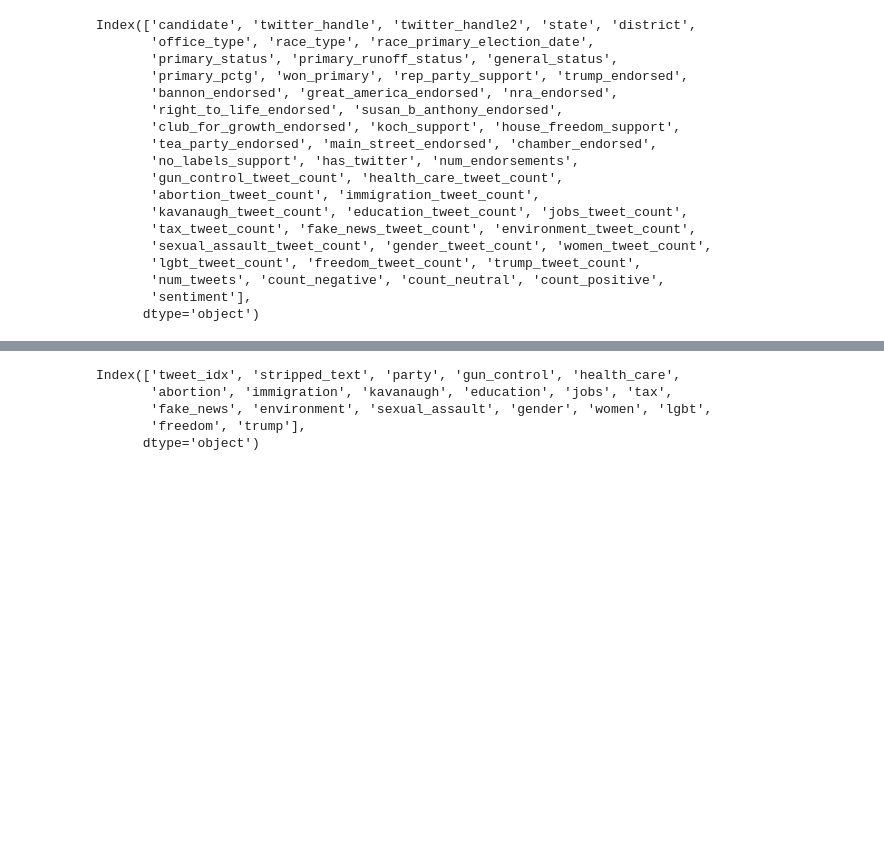
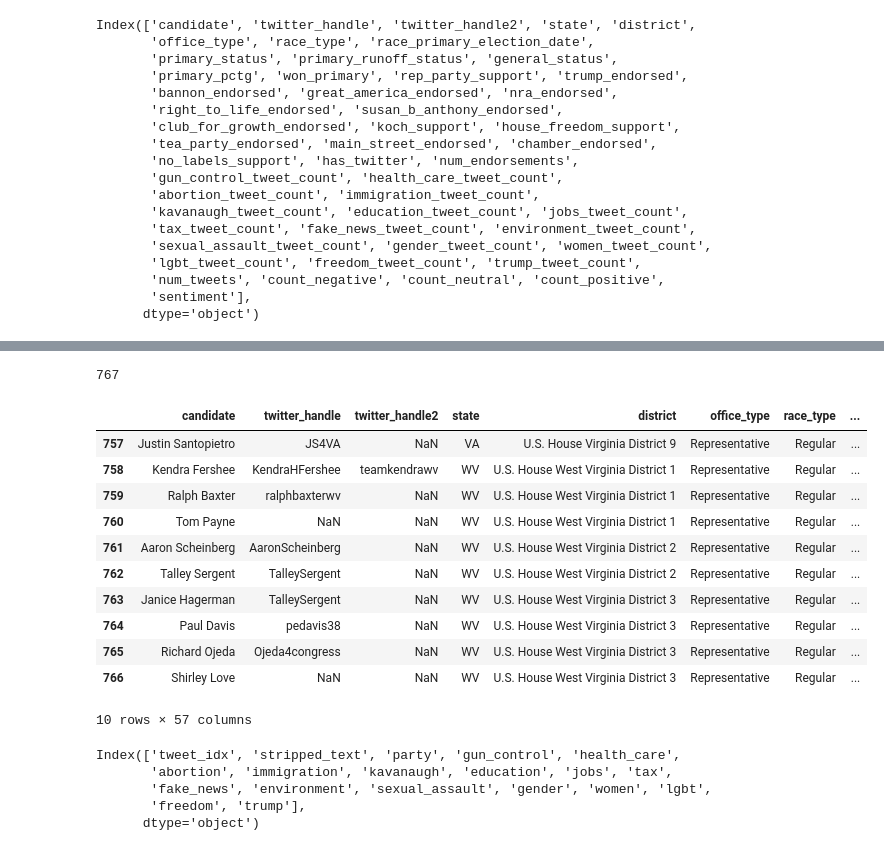
Before and after one commit to charles-tan/POCA, a Jupyter notebook: notebooks/mixed_lm.ipynb, the cells around one changed output, grey strips where cells are left out. Drawn from its saved outputs; the diff is of its cells as text; code cells hidden in the pictures; blank space fills up the shorter version.

```diff
--- a/notebooks/mixed_lm.ipynb
+++ b/notebooks/mixed_lm.ipynb
@@ -46,3 +75,20 @@ Index(['candidate', 'twitter_handle', 'twitter_handle2', 'state', 'district',
+# %%
+print(len(dem_df1))
+dem_df1.tail(10)
+# %% [output]
+767
+|  | candidate | twitter_handle | twitter_handle2 | state | district | office_type | race_type | ... |
+| 757 | Justin Santopietro | JS4VA | NaN | VA | U.S. House Virginia District 9 | Representative | Regular | ... |
+| 758 | Kendra Fershee | KendraHFershee | teamkendrawv | WV | U.S. House West Virginia District 1 | Representative | Regular | ... |
+| 759 | Ralph Baxter | ralphbaxterwv | NaN | WV | U.S. House West Virginia District 1 | Representative | Regular | ... |
+| 760 | Tom Payne | NaN | NaN | WV | U.S. House West Virginia District 1 | Representative | Regular | ... |
+| 761 | Aaron Scheinberg | AaronScheinberg | NaN | WV | U.S. House West Virginia District 2 | Representative | Regular | ... |
+| 762 | Talley Sergent | TalleySergent | NaN | WV | U.S. House West Virginia District 2 | Representative | Regular | ... |
+| 763 | Janice Hagerman | TalleySergent | NaN | WV | U.S. House West Virginia District 3 | Representative | Regular | ... |
+| 764 | Paul Davis | pedavis38 | NaN | WV | U.S. House West Virginia District 3 | Representative | Regular | ... |
+| 765 | Richard Ojeda | Ojeda4congress | NaN | WV | U.S. House West Virginia District 3 | Representative | Regular | ... |
+| 766 | Shirley Love | NaN | NaN | WV | U.S. House West Virginia District 3 | Representative | Regular | ... |
+10 rows × 57 columns
 # %%
 all_tweets_topics.columns
 # %% [output]
```
Also changed, not shown: parts of 2 cells of this notebook, 2 other files.
